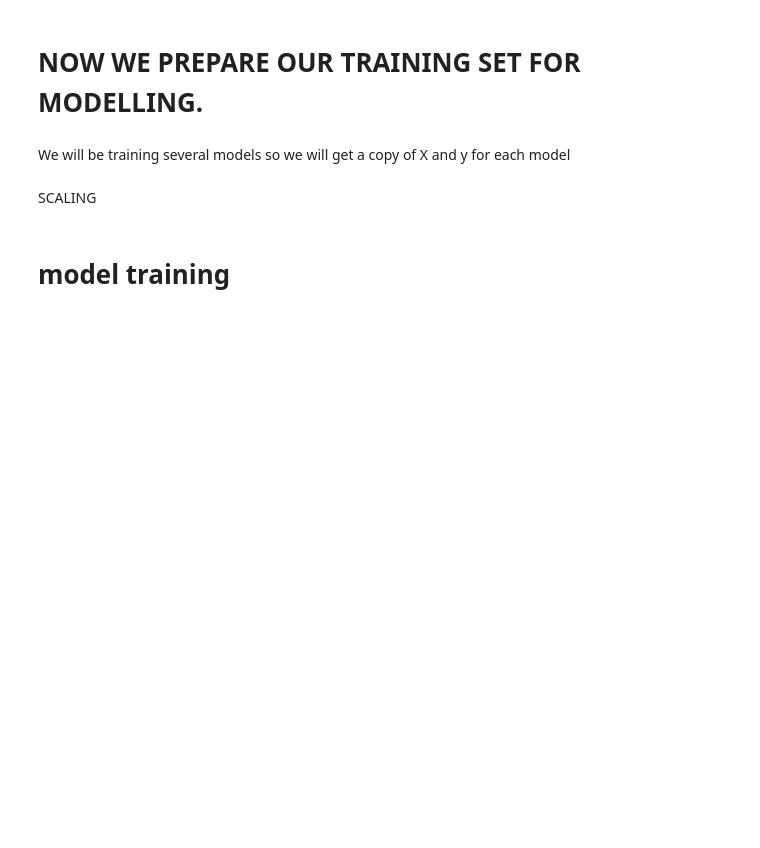
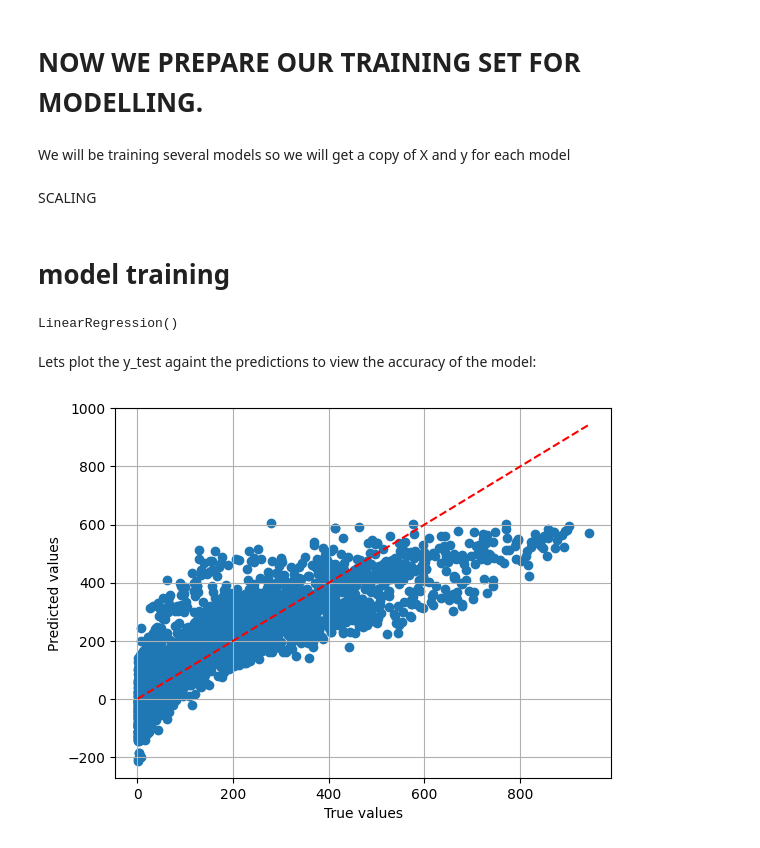
Before and after one commit to Mainasaid/Bike-demand-prediction, a Jupyter notebook: project.ipynb, the cells around one changed output. Drawn from its saved outputs; the diff is of its cells as text; code cells hidden in the pictures; blank space fills up the shorter version.

Commit message:
commiting the beginning of model training - starting with linear regression

```diff
--- a/project.ipynb
+++ b/project.ipynb
@@ -744,0 +748,18 @@ X_test = scaler.transform(X_test)
+# %%
+lin_reg = LinearRegression()
+# %%
+lin_reg.fit(X_train,y_train)
+# %% [output]
+LinearRegression()
+# %%
+# predictions
+lin_reg_pred = lin_reg.predict(X_test)
+# %% [markdown]
+Lets plot the y_test againt the predictions to view the accuracy of the model:
+# %%
+plt.scatter(y_test, lin_reg_pred)
+plt.plot([min(y_test), max(y_test)], [min(y_test), max(y_test)], 'r--')  # plots a 45 degress, that is a perfect model line.
+plt.xlabel('True values'); plt.ylabel('Predicted values')
+plt.grid(True)
+# %% [output]
+[figure, added]
```
Also changed, not shown: parts of 20 cells of this notebook.
